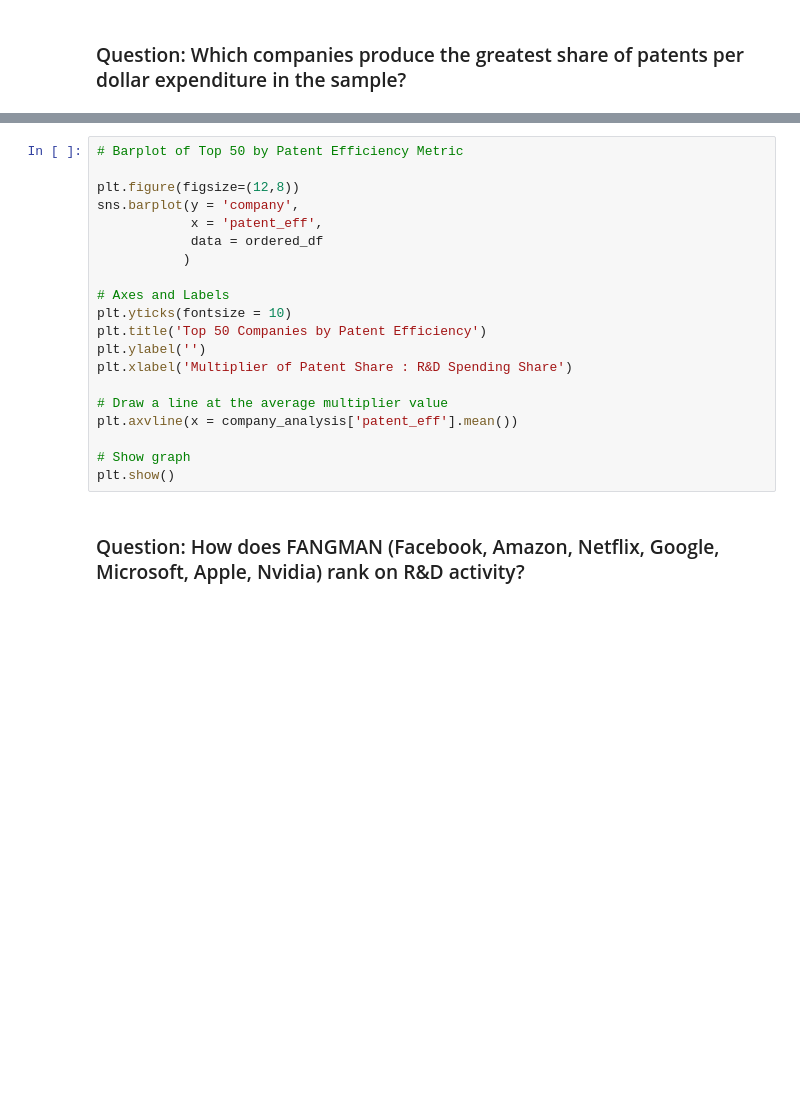
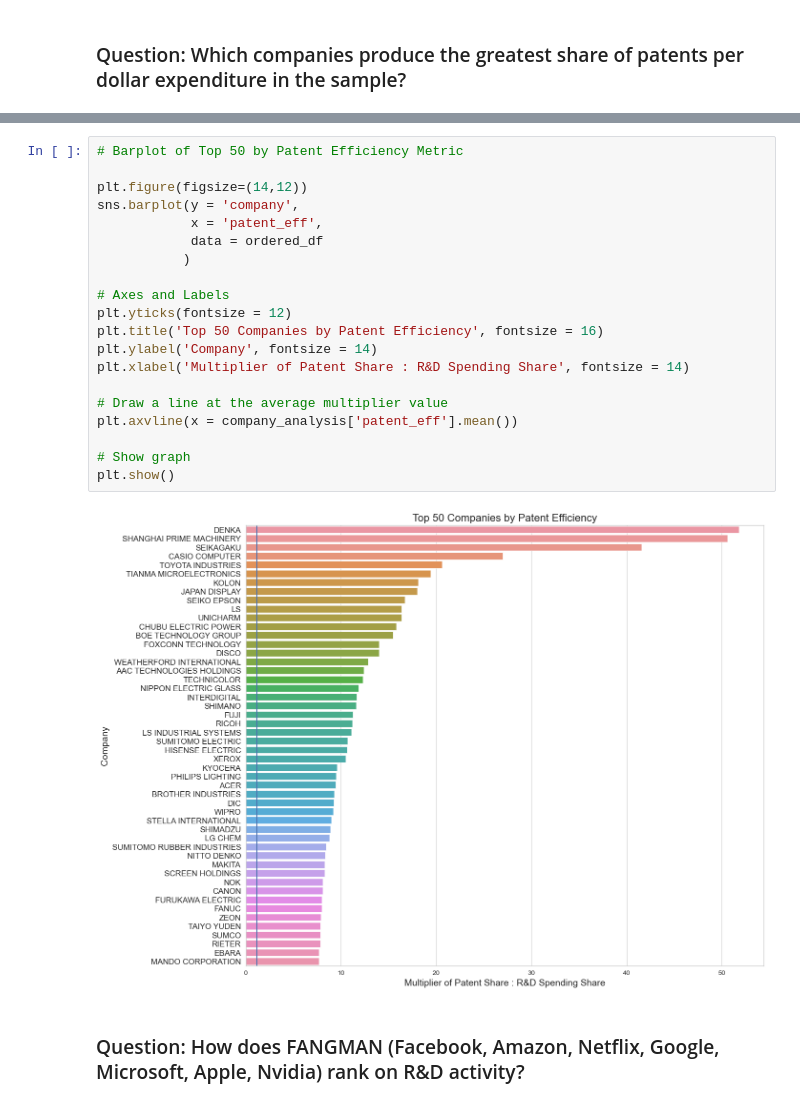
Before and after one commit to bassoonelephant/ip-productivity, a Jupyter notebook: ip_workbench.ipynb, the cells around one changed output, grey strips where cells are left out. Cells and saved outputs as stored; diff of their text form; blank space fills up the shorter version.

Commit message:
finish clean up of main visualizations

```diff
--- a/ip_workbench.ipynb
+++ b/ip_workbench.ipynb
@@ -1114,23 +1141,25 @@ ordered_df.set_index('rank_patent_eff')
 # %%
 # Barplot of Top 50 by Patent Efficiency Metric
 
-plt.figure(figsize=(12,8))
+plt.figure(figsize=(14,12))
 sns.barplot(y = 'company',
             x = 'patent_eff',
             data = ordered_df
            )
 
 # Axes and Labels
-plt.yticks(fontsize = 10)
-plt.title('Top 50 Companies by Patent Efficiency')
-plt.ylabel('')
-plt.xlabel('Multiplier of Patent Share : R&D Spending Share')
+plt.yticks(fontsize = 12)
+plt.title('Top 50 Companies by Patent Efficiency', fontsize = 16)
+plt.ylabel('Company', fontsize = 14)
+plt.xlabel('Multiplier of Patent Share : R&D Spending Share', fontsize = 14)
 
 # Draw a line at the average multiplier value
 plt.axvline(x = company_analysis['patent_eff'].mean())
 
 # Show graph
 plt.show()
+# %% [output]
+[figure, added]
 # %% [markdown]
 ### Question: How does FANGMAN (Facebook, Amazon, Netflix, Google, Microsoft, Apple, Nvidia) rank on R&D activity?
 # %%
```
Also changed, not shown: parts of 10 cells of this notebook.
